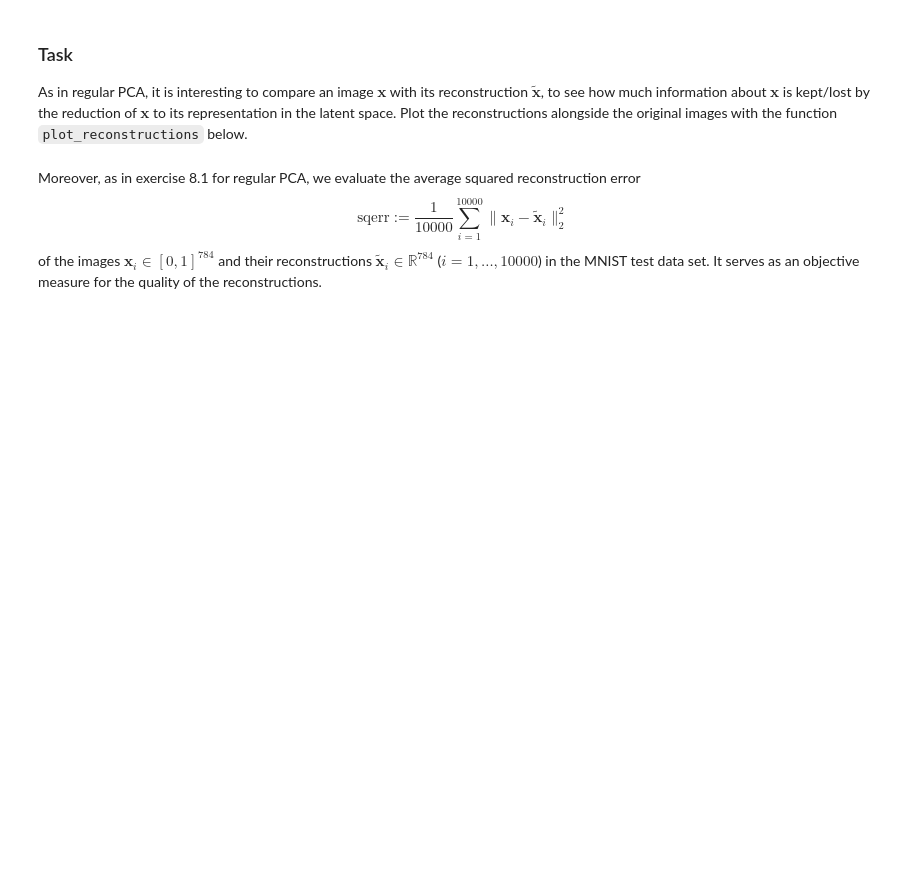
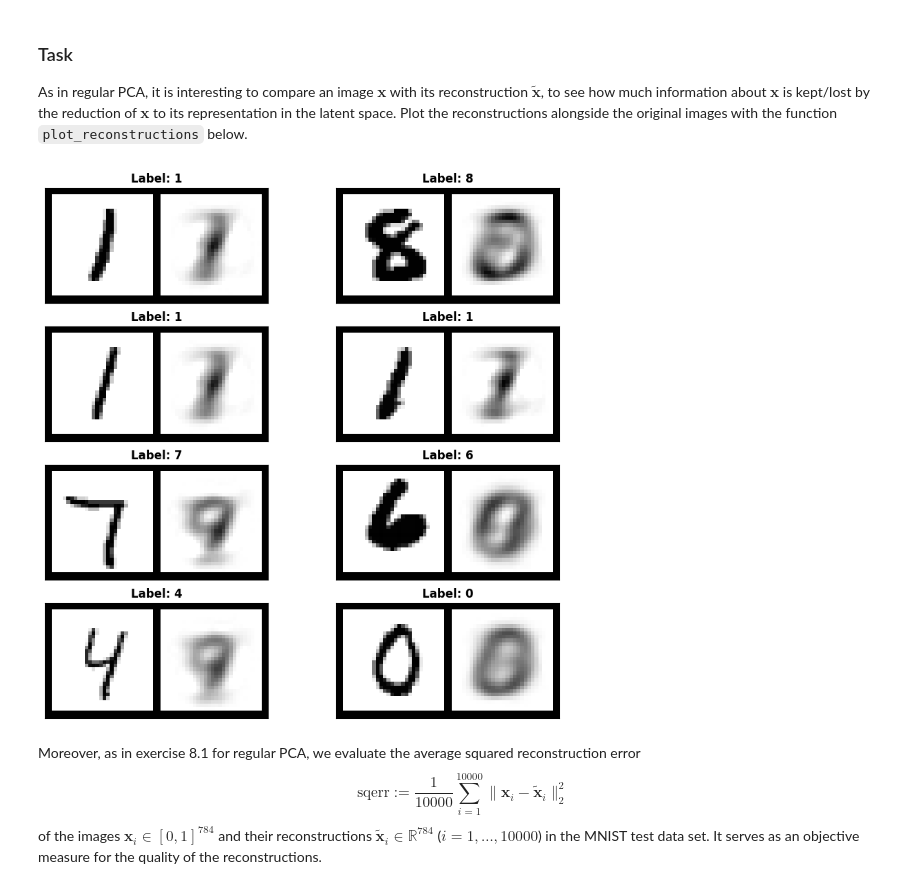
Before and after one commit to Niklas-Hy/Prob, a Jupyter notebook: lab/PPCA.ipynb, the cells around one changed output. Cells and saved outputs as stored; diff of their text form; code cells hidden in the pictures; blank space fills up the shorter version.

```diff
--- a/lab/PPCA.ipynb
+++ b/lab/PPCA.ipynb
@@ -349,6 +351,8 @@ of the normal distribution as representative decoding. Of course, alternatively
 Compute the reconstructions of the test images by mapping the encodings of the test data from the latent space back to the space of images.
 
 *Hint*: It might be easier to work with the equivalent formulation $\overline{\mathbf{x}}^\mathsf{T} = \mathbf{z}^\intercal \mathbf{W}^\mathsf{T} + \boldsymbol{\mu}^\mathsf{T}$. Note that `mu` is defined as the row vector $\boldsymbol{\mu}^\mathsf{T}$!
+# %%
+test_reconstructions = test_encodings.mm(W.t()) + mu
 # %% [markdown]
 ### Task
 
@@ -380,6 +384,11 @@ def plot_reconstructions(originals, reconstructions, labels, num_rows=4, num_col
         ax.imshow(grid, vmin=0.0, vmax=1.0, cmap='gray_r')
 
     return fig
+# %%
+plot_reconstructions(test_images, test_reconstructions, test_labels)
+plt.show()
+# %% [output]
+[figure, added]
 # %% [markdown]
 Moreover, as in exercise 8.1 for regular PCA, we evaluate the average squared reconstruction error
 \begin{equation*}
```
Also changed, not shown: parts of 4 cells of this notebook.
